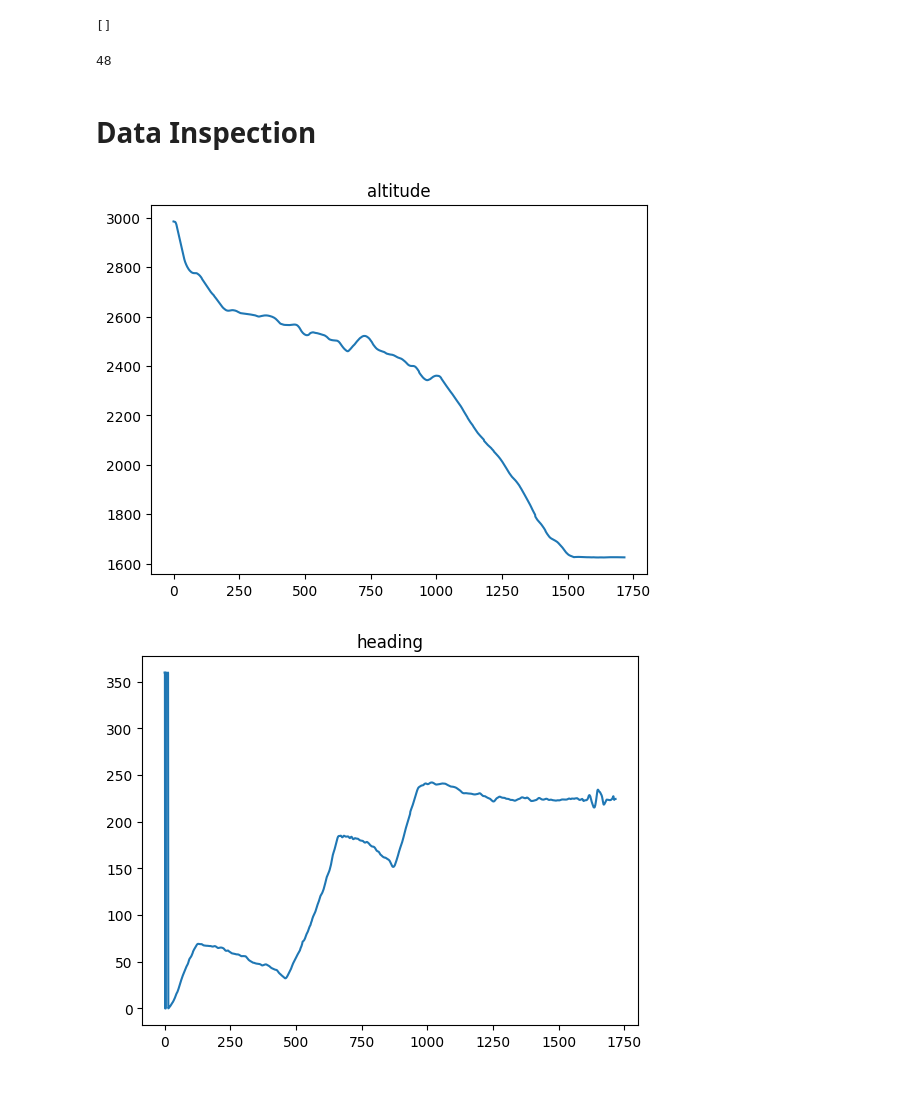
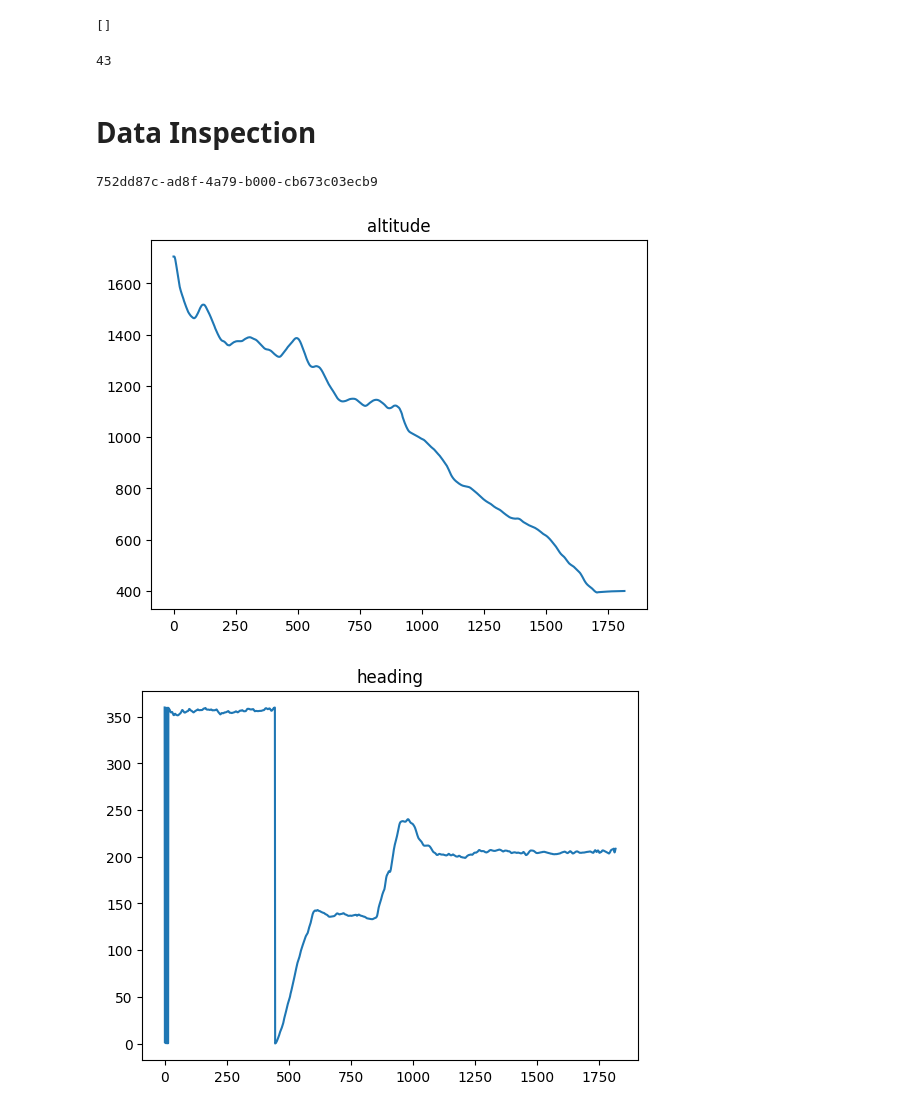
Before and after one commit to litcoderr/flybyml, a Jupyter notebook: dataset/inspect.ipynb, the cells around one changed output. Saved outputs shown, nothing was run; the diff lists cells and outputs as text; code cells hidden in the pictures.

```diff
--- a/dataset/inspect.ipynb
+++ b/dataset/inspect.ipynb
@@ -5,7 +5,7 @@ import numpy as np
 import matplotlib.pyplot as plt
 from pathlib import Path
 # %%
-DATASET_ROOT = Path('D:\\dataset\\flybyml_dataset')
+DATASET_ROOT = Path('D:\\dataset\\flybyml_dataset_v1')
 data_root = DATASET_ROOT / "data"
 image_root = DATASET_ROOT / "image"
 meta_root = DATASET_ROOT / "meta"
@@ -54,26 +54,31 @@ orphan_paths
 # %%
 len(session_ids)
 # %% [output]
-48
+43
 # %% [markdown]
 # Data Inspection
 # %%
+session_ids = list(session_ids)
 def load_data(session_id):
     with open(data_root / f"{session_id}.json", "r") as f:
         return json.load(f)
 # %%
-data = load_data(list(session_ids)[29])
+data_idx = 42
+
+data = load_data(session_ids[data_idx])
+print(session_ids[data_idx])
 
 alt = []
 for datum in data:
     alt.append(datum['state']['position'][2])
 
 t = np.arange(0, len(alt), 1)
 plt.title('altitude')
 plt.plot(t, alt)
 plt.show()
 # %% [output]
+752dd87c-ad8f-4a79-b000-cb673c03ecb9
-[figure, old version]
+[figure, new version]
 # %%
 heading = []
 for datum in data:
@@ -82,7 +87,7 @@ plt.title('heading')
 plt.plot(t, heading)
 plt.show()
 # %% [output]
-[figure, old version]
+[figure, new version]
 # %%
 lat = []
 lon = []
```
Also changed, not shown: parts of 6 cells of this notebook, 1 other file.
